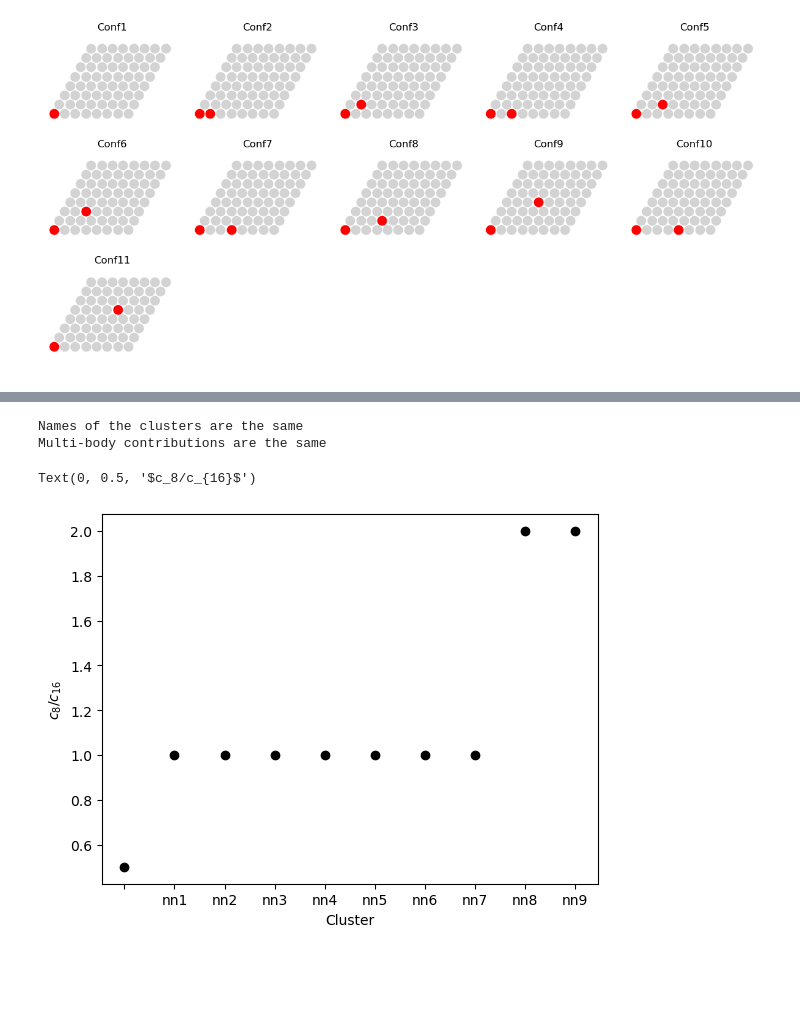
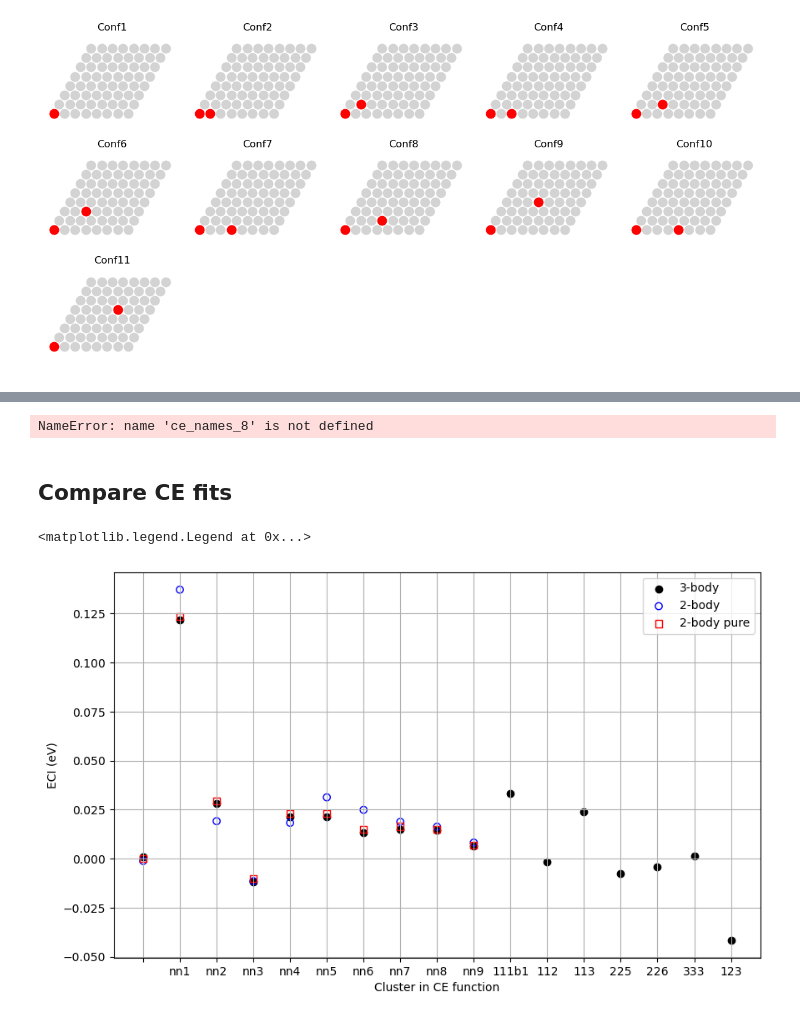
Before and after one commit to akandra/O_Pt111, a Jupyter notebook: zacros_cefit.ipynb, the cells around one changed output, grey strips where cells are left out. Drawn from its saved outputs; the diff is of its cells as text; code cells hidden in the pictures; blank space fills up the shorter version.

```diff
--- a/zacros_cefit.ipynb
+++ b/zacros_cefit.ipynb
@@ -131,13 +135,13 @@ Ny_lat = 16
 kpoints = 'kp221'
 
 # Clusters to be used
-shell_list = [0,1,2,3,4,5,6,7,8,9]
+cluster_list = ['0', '1nn', '2nn','3nn', '4nn', '5nn','6nn', '7nn', '8nn','9nn']
 
 # Directory
 cefit_dir = path_to_data / "cefit"
 cefit_dir.mkdir(exist_ok=True)
 
-wdir = cefit_dir / f"3-body_{Nx_lat}x{Ny_lat}_{len(shell_list)}_{kpoints}"
+wdir = cefit_dir / f"2-body_{Nx_lat}x{Ny_lat}_{len(cluster_list)}_{kpoints}"
 try:
     Path(wdir).mkdir(exist_ok= False)
 
@@ -154,7 +158,7 @@ dfz = dfsel[(dfsel['cell_size']=='8x8') & (dfsel['kpoints']==kpoints)
 display(dfz)
 
 # Produce the fit
-E_form, E_fit = zf.produce_fit(wdir, dfz, Nx_lat, Ny_lat, shell_list, Eref, zacros_path)
+E_form, E_fit = zf.produce_fit(wdir, dfz, Nx_lat, Ny_lat, cluster_list, Eref, zacros_path)
 # Get the fit results
 ce_names_16_2, ce_coeffs_16_2, ce_nads_16_2 = zf.get_cefit_output(wdir,plot=True)
 # %% [output]
@@ -275,7 +279,7 @@ Configuration 11 created in /mnt/c/Users/akandra/Dropbox/Surface_Reaction_Kineti
 cefit_dir = path_to_data / "cefit"
 cefit_dir.mkdir(exist_ok=True)
 
-wdir = cefit_dir / "test_16x16_2body"
+wdir = cefit_dir / "16x16_2body_pure"
 try:
     Path(wdir).mkdir(exist_ok= False)
 
@@ -296,10 +300,10 @@ Nx_lat = 16
 Ny_lat = 16
 
 # Clusters to be used
-shell_list = [0,1,2,3,4,5,6,7,8,9]
+cluster_list = ['0', '1nn', '2nn','3nn', '4nn', '5nn','6nn', '7nn', '8nn','9nn']
 
 # Produce the fit
-E_form, E_fit = zf.produce_fit(wdir, dfz, Nx_lat, Ny_lat, shell_list, Eref, zacros_path)
+E_form, E_fit = zf.produce_fit(wdir, dfz, Nx_lat, Ny_lat, cluster_list, Eref, zacros_path)
 # Show input configurations
 zf.plot_state_ce(wdir, reps=None, show_axes = False, show_sites_ids=False, file_name=None, titles=None, figsize=(20,12), ncols=5, sf=2)
 # Get the fit results
@@ -340,7 +344,19 @@ axis.scatter([ n[6:] for n in ce_names_8],np.array(ce_coeffs_8)/np.array(ce_coef
 axis.set_xlabel('Cluster')
 axis.set_ylabel(r'$c_8/c_{16}$')
 # %% [output]
-Names of the clusters are the same
-Multi-body contributions are the same
+NameError: name 'ce_names_8' is not defined
-Text(0, 0.5, '$c_8/c_{16}$')
-[figure, removed]
+# %% [markdown]
+## Compare CE fits
+# %%
+# Compare 2-body and 3-body:
+fig, ax = plt.subplots(figsize=(10,6))
+ax.scatter([ ''.join(n.split('-')[1:]) for n in ce_names_16_3], ce_coeffs_16_3, color='black', label='3-body')
+ax.scatter([ ''.join(n.split('-')[1:]) for n in ce_names_16_2], ce_coeffs_16_2, color='blue', facecolors='none', label='2-body')
+ax.scatter([ ''.join(n.split('-')[1:]) for n in ce_names_16], ce_coeffs_16, color='red', marker='s', facecolors='none',  label='2-body pure')
+ax.set_xlabel(r'Cluster in CE function')
+ax.set_ylabel(r'ECI (eV)')
+ax.grid()
+ax.legend()
+# %% [output]
+<matplotlib.legend.Legend at 0x...>
+[figure, added]
```
Also changed, not shown: parts of 12 cells of this notebook, 3 other files.
